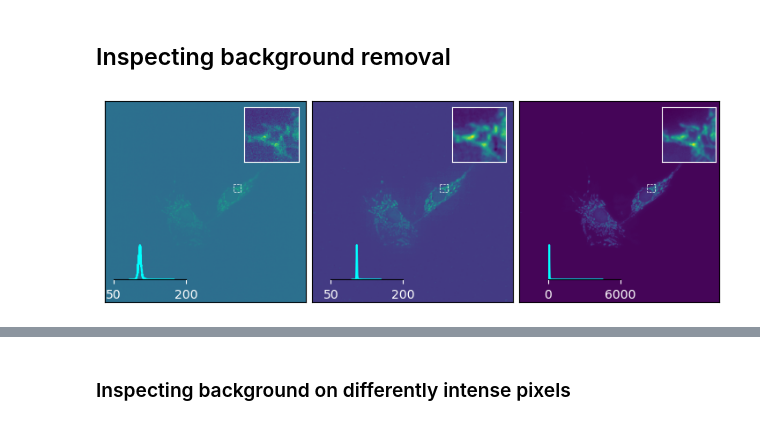
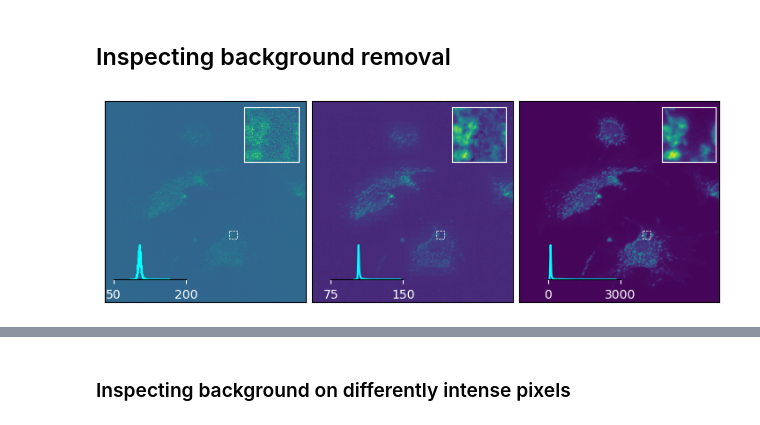
Before and after one commit to juglab/MicroSSIM, a Jupyter notebook: notebooks/Evaluate.ipynb, the cells around one changed output, grey strips where cells are left out. Cells and saved outputs as stored; diff of their text form; code cells hidden in the pictures.

```diff
--- a/notebooks/Evaluate.ipynb
+++ b/notebooks/Evaluate.ipynb
@@ -30,20 +30,20 @@ def add_text(ax, text, img_shape, place='TOP_LEFT', edgecolor='black'):
 # pred_path = '/group/jug/ashesh/ri_ssim/pred-N2V-2402-31.tif'
 # noisy_gt_path = '/group/jug/ashesh/data/ventura_gigascience/actin-60x-noise2-lowsnr.tif'
 
-gt_path = '/group/jug/ashesh/ri_ssim/gt-N2V-2402-29.tif'
-pred_path = '/group/jug/ashesh/ri_ssim/pred-N2V-2402-29.tif'
-noisy_gt_path = '/group/jug/ashesh/data/ventura_gigascience/mito-60x-noise2-lowsnr.tif'
+# gt_path = '/group/jug/ashesh/ri_ssim/gt-N2V-2402-29.tif'
+# pred_path = '/group/jug/ashesh/ri_ssim/pred-N2V-2402-29.tif'
+# noisy_gt_path = '/group/jug/ashesh/data/ventura_gigascience/mito-60x-noise2-lowsnr.tif'
 
 # denoiSplit
 # gt_path = '/group/jug/ashesh/downloads/Actin_HighSNR.tif'
 # pred_path = '/group/jug/ashesh/downloads/Actin_pred.tif'
 # noisy_gt_path = gt_path
 
-# gt_path = '/group/jug/ashesh/downloads/Mito_HighSNR.tif'
-# pred_path = '/group/jug/ashesh/downloads/Mito_pred.tif'
-# noisy_gt_path = gt_path
+gt_path = '/group/jug/ashesh/downloads/Mito_HighSNR.tif'
+pred_path = '/group/jug/ashesh/downloads/Mito_pred.tif'
+noisy_gt_path = gt_path
 # %%
-debug_mode = True
+debug_mode = False
 gt = load_tiff(gt_path)
 pred = load_tiff(pred_path)
 gt_lowsnr = load_tiff(noisy_gt_path)
@@ -328,7 +328,7 @@ def boundary_color(ax_cur, color):
         spine.set_edgecolor(color)
 
 save_to_file = False and not debug_mode
-ith_img= 8
+ith_img= 0
 
 idx = idx_list[ith_img]
 zoomin_hw = get_zoomin_hw(gt[idx])#[(700, 750), (1150, 750), (750, 450), (500, 500)][ith_img]
@@ -382,34 +382,34 @@ add_pixel_kde(ax[0],
                   [gt_lowsnr[idx][::fac,::fac]],
                   inset_min_labelsize,
                   color_list=[color_ch],
                   label_list = [''])
 
 
 add_pixel_kde(ax[1],
                   hist_inset_rect,
                   [pred[idx][::fac,::fac]],
                   inset_min_labelsize,
                   color_list=[color_ch],
                   label_list = [''])
 
 add_pixel_kde(ax[2],
                   hist_inset_rect,
                   [gt[idx][::fac,::fac]],
                   inset_min_labelsize,
                   color_list=[color_ch],
                   label_list = [''])
 
 clean_ax(ax)
 plt.subplots_adjust(wspace=0.03, hspace=0.03)
 if save_to_file:
     postfix= os.path.basename(gt_path).replace('gt-','').replace('.tif','.png')
     fname = f'bkg_ablation_Idx{idx}_raw_predictions_{postfix}'
     fpath = os.path.join('/group/jug/ashesh/ri_ssim/images', fname)
     print(fpath)
     # plt.tight_layout()
     plt.savefig(fpath, dpi=200)
 # %% [output]
-[figure, old version]
+[figure, new version]
 # %%
 import seaborn as sns
 from disentangle.analysis.plot_utils import clean_ax
```
Also changed, not shown: parts of 19 cells of this notebook.
